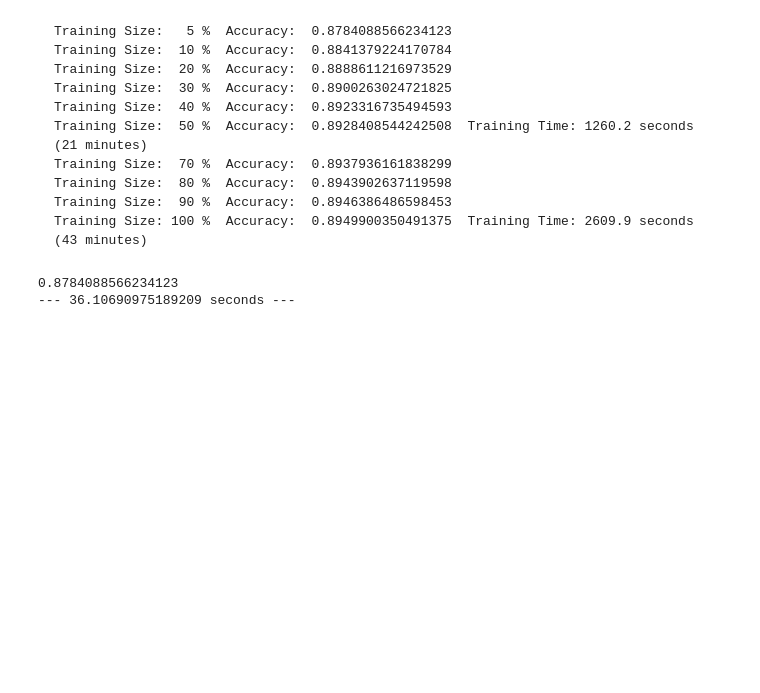
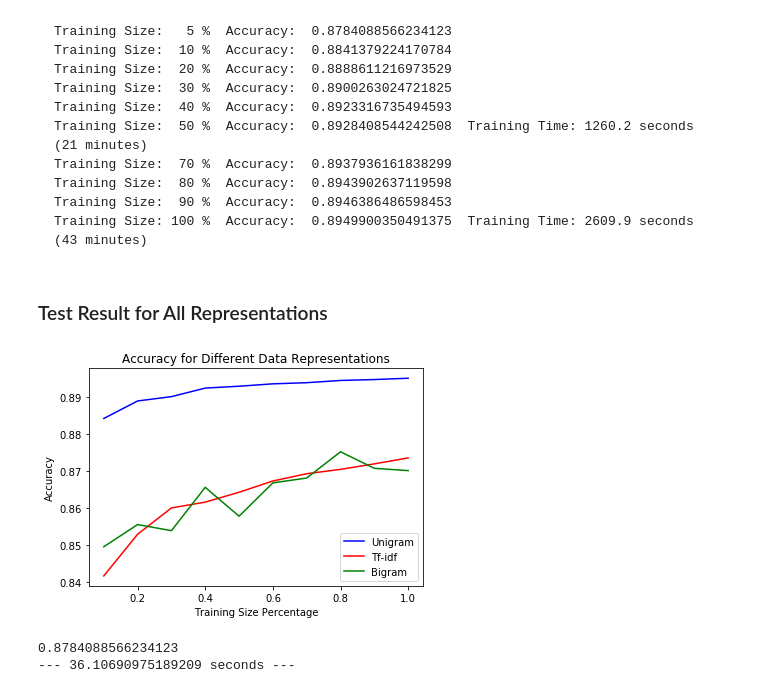
Before and after one commit to dvida92/Machine-Learning, a Jupyter notebook: hw2/p5_unigram.ipynb, the cells around one changed output. Saved outputs shown, nothing was run; the diff lists cells and outputs as text; code cells hidden in the pictures; blank space fills up the shorter version.

Commit message:
graph added

```diff
--- a/hw2/p5_unigram.ipynb
+++ b/hw2/p5_unigram.ipynb
@@ -297,3 +295,22 @@ sorted(w.items(), key=lambda x: x[1], reverse = False)[:20]
+# %% [markdown]
+### Test Result for All Representations
+# %%
+# These are the test results for plot
+x = [i * 0.1 for i in range(1,11)]
+y_unigram = [0.88414, 0.88886, 0.89003, 0.89233, 0.89284, 0.89348, 0.89379, 0.89439, 0.89464, 0.89499]
+y_tfidf =   [0.84168,0.85292,0.86001,0.86158,0.86424,0.86728,0.86924,0.87042,0.87190,0.87350]
+y_bigram =  [0.84955,0.85553,0.85388,0.86557,0.85779,0.86677,0.86808,0.87516,0.87070,0.87008]
+# %%
+plt.plot(x, y_unigram, '-b', label = "Unigram")
+plt.plot(x, y_tfidf, '-r', label = "Tf-idf")
+plt.plot(x, y_bigram, '-g', label = "Bigram")
+plt.legend()
+plt.xlabel("Training Size Percentage")
+plt.ylabel("Accuracy")
+plt.title("Accuracy for Different Data Representations")
+plt.show()
+# %% [output]
+[figure, added]
 # %%
 # TEST5: size 5%, with pruning
 start_time = time.time()
```
Also changed, not shown: parts of 2 cells of this notebook.
